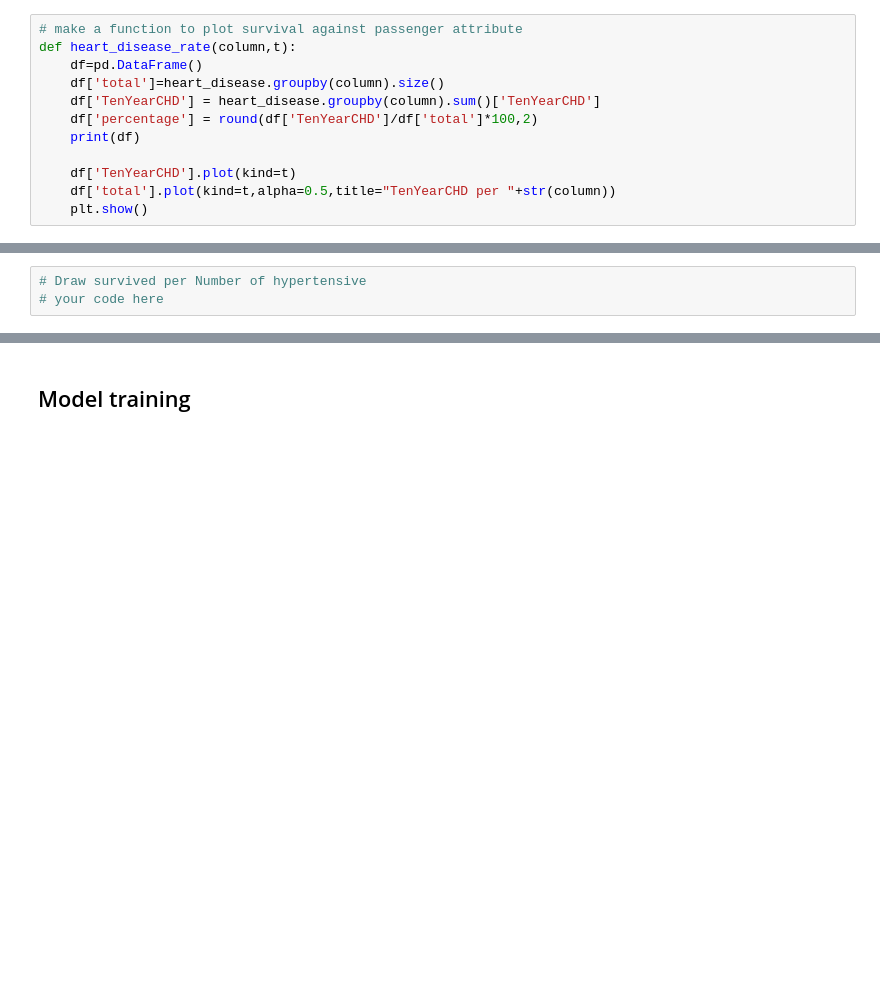
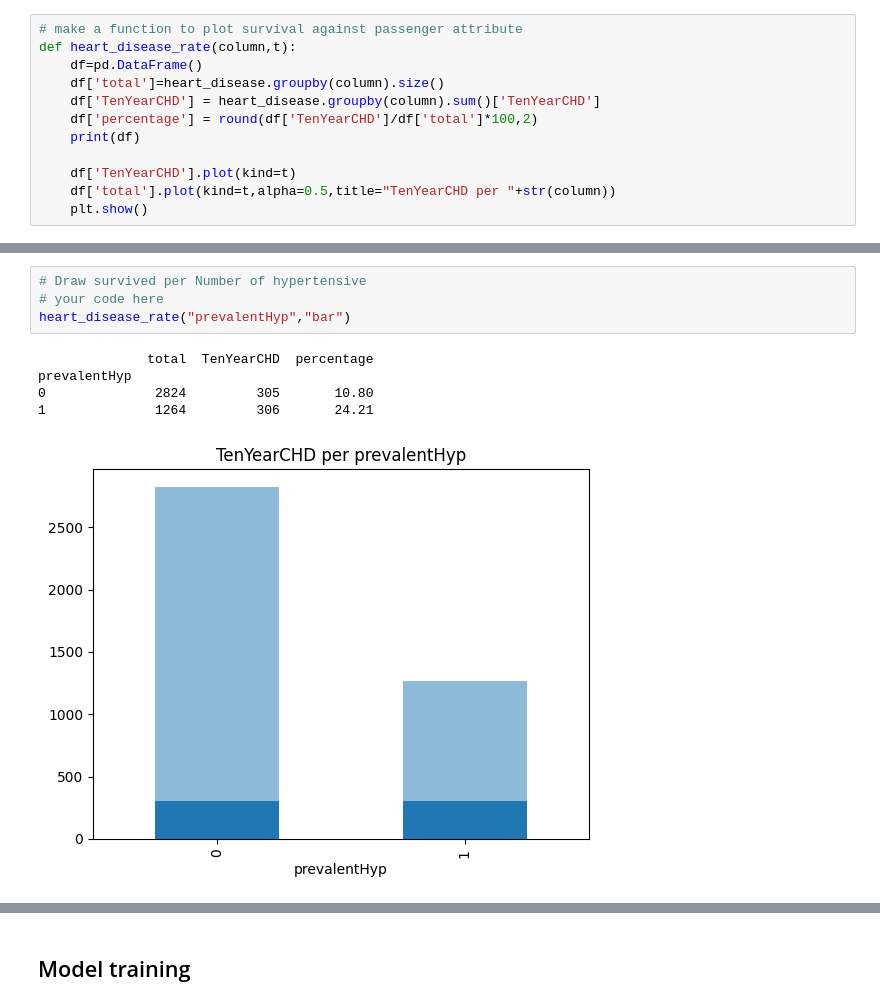
Before and after one commit to AFKBETO/machine-learning, a Jupyter notebook: TP2_regression_logistique/Régression logistic_LSI2.ipynb, the cells around one changed output, grey strips where cells are left out. Saved outputs shown, nothing was run; the diff lists cells and outputs as text; blank space fills up the shorter version.

```diff
--- a/TP2_regression_logistique/Régression logistic_LSI2.ipynb
+++ b/TP2_regression_logistique/Régression logistic_LSI2.ipynb
@@ -74,3 +187,10 @@ heart_disease_rate("currentSmoker","bar")
 # %%
 # Draw survived per Number of hypertensive
 # your code here
+heart_disease_rate("prevalentHyp","bar")
+# %% [output]
+              total  TenYearCHD  percentage
+prevalentHyp
+0              2824         305       10.80
+1              1264         306       24.21
+[figure, added]
```
Also changed, not shown: parts of 21 cells of this notebook.
